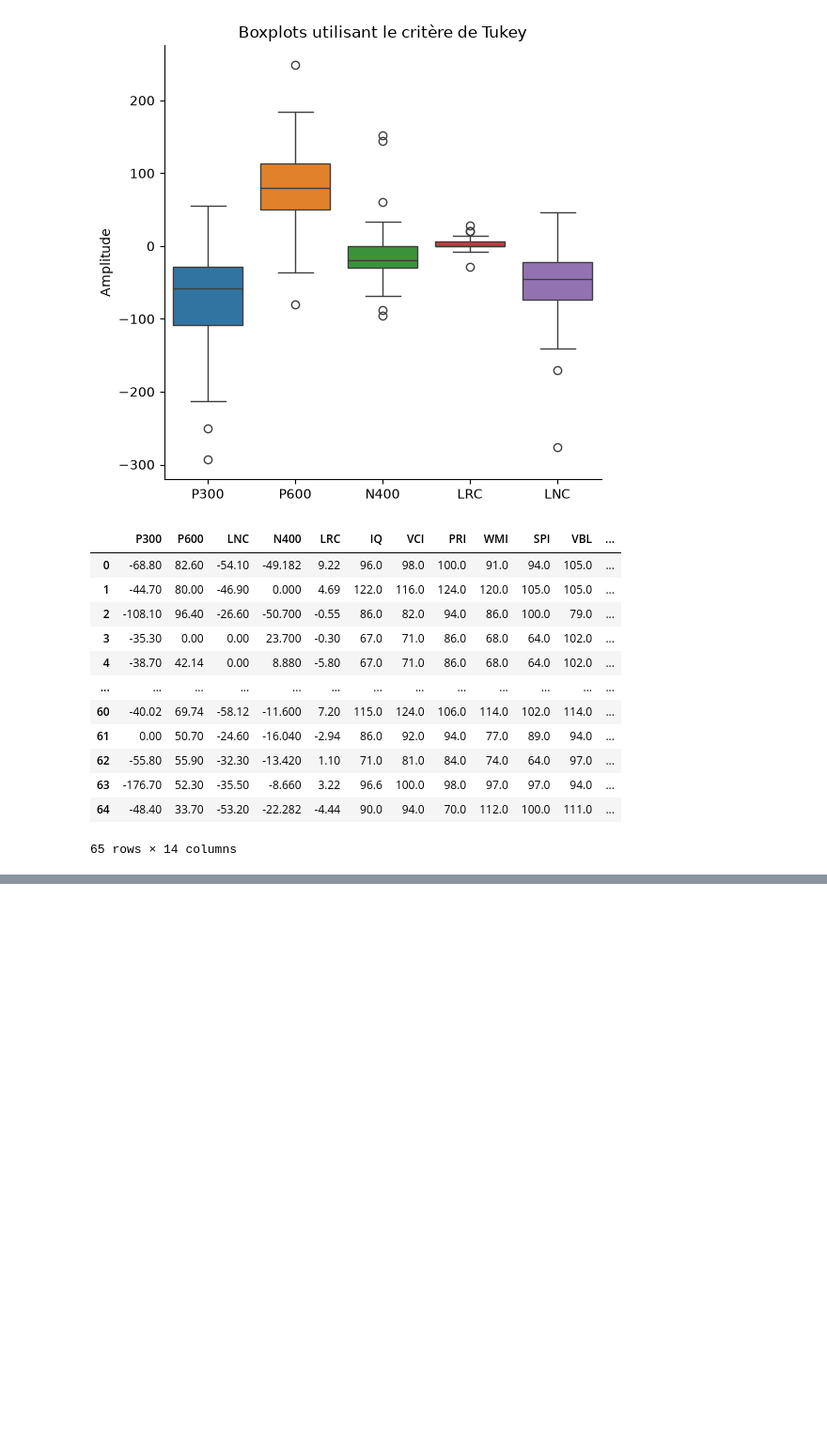
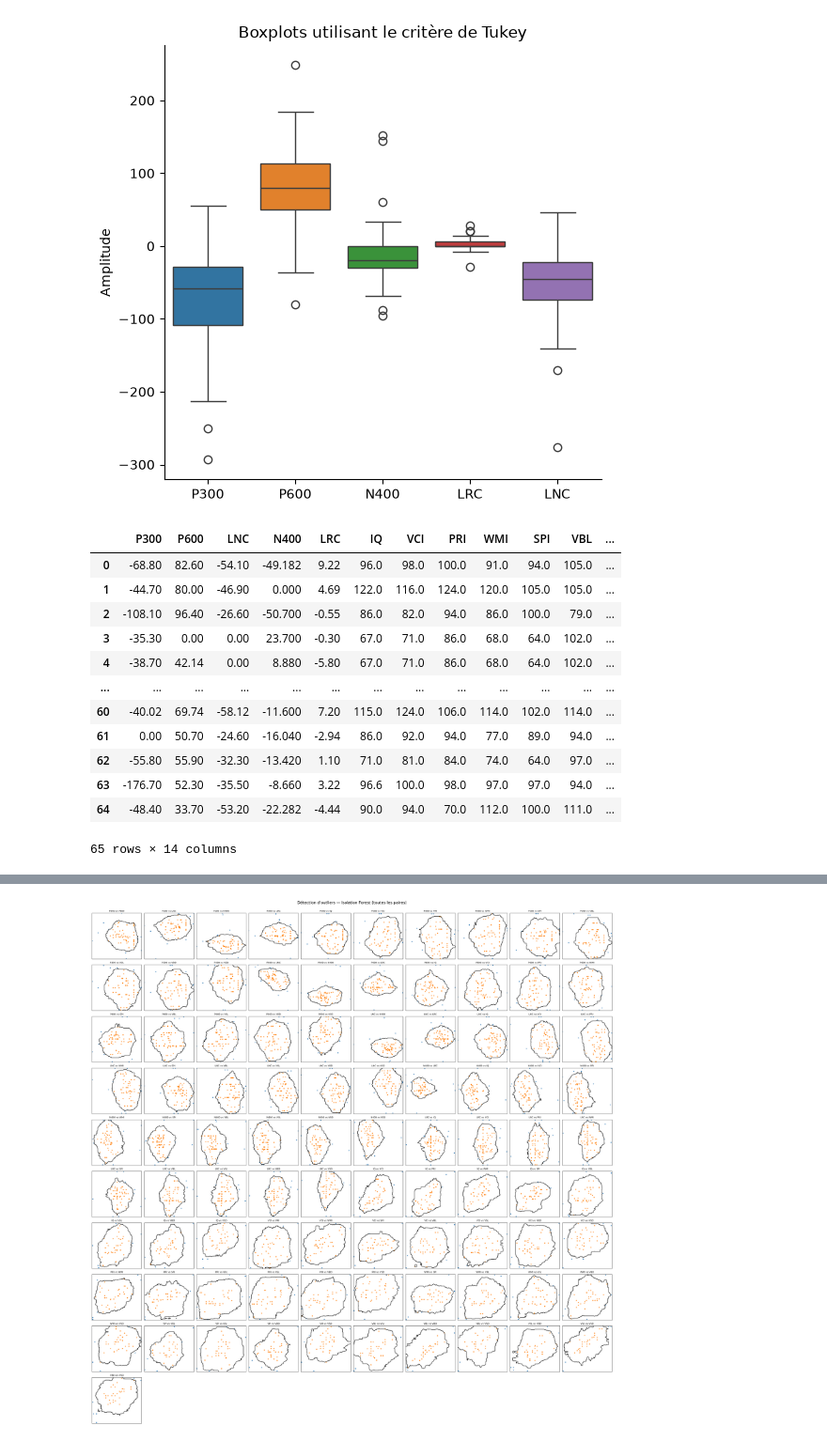
Before and after one commit to Melanie-BarbosaGrange/ProjetNR, a Jupyter notebook: test.ipynb, the cells around one changed output, grey strips where cells are left out. Shown at 94% size. Drawn from its saved outputs; the diff is of its cells as text; code cells hidden in the pictures; blank space fills up the shorter version.

```diff
--- a/test.ipynb
+++ b/test.ipynb
@@ -230,0 +348,62 @@ n_components was set to n_samples, which results in inefficient evaluation of th
+# %%
+from sklearn.ensemble import IsolationForest
+
+# --- Colonnes à tester (toutes sauf OB et ON) ---
+columns = ["P300", "P600", "LNC", "N400", "LRC", "IQ",
+           "VCI", "PRI", "WMI", "SPI", "VBL", "VSL", "VBD", "VSD"]
+
+column_pairs = list(combinations(columns, 2))
+n_pairs = len(column_pairs)
+
+outliers_fraction = 0.15
+
+# --- Disposition de la grille (aussi carrée que possible) ---
+n_cols = int(np.ceil(np.sqrt(n_pairs)))
+n_rows = int(np.ceil(n_pairs / n_cols))
+
+fig, axes = plt.subplots(n_rows, n_cols, figsize=(n_cols * 3, n_rows * 3))
+axes = axes.flatten()
+
+colors = np.array(["#377eb8", "#ff7f00"])  # bleu = inlier, orange = outlier
+
+for i, (col_x, col_y) in enumerate(column_pairs):
+    ax = axes[i]
+
+    X = imputed[[col_x, col_y]].to_numpy()
+
+    # Sauter la paire si NaN restants
+    if np.isnan(X).any():
+        ax.set_title(f"{col_x} vs {col_y}\n(NaN, skip)", fontsize=8, color="red")
+        ax.set_xticks(())
+        ax.set_yticks(())
+        continue
+
+    clf = IsolationForest(contamination=outliers_fraction, random_state=42)
+    y_pred = clf.fit_predict(X)
+
+    # --- Frontière de décision ---
+    x_min, x_max = X[:, 0].min() - 1, X[:, 0].max() + 1
+    y_min, y_max = X[:, 1].min() - 1, X[:, 1].max() + 1
+    xx, yy = np.meshgrid(np.linspace(x_min, x_max, 100), np.linspace(y_min, y_max, 100))
+    Z = clf.predict(np.c_[xx.ravel(), yy.ravel()])
+    Z = Z.reshape(xx.shape)
+
+    ax.contour(xx, yy, Z, levels=[0], linewidths=1.5, colors="black")
+    ax.scatter(X[:, 0], X[:, 1], s=8, color=colors[(y_pred + 1) // 2])
+
+    ax.set_xlim(x_min, x_max)
+    ax.set_ylim(y_min, y_max)
+    ax.set_title(f"{col_x} vs {col_y}", fontsize=9)
+    ax.set_xticks(())
+    ax.set_yticks(())
+
+# --- Masquer les axes vides restants (si grille pas parfaitement remplie) ---
+for j in range(n_pairs, len(axes)):
+    axes[j].axis("off")
+
+fig.suptitle("Détection d'outliers — Isolation Forest (toutes les paires)", fontsize=16, y=1.0)
+plt.tight_layout()
+plt.savefig("isolation_forest_all_pairs.png", dpi=150, bbox_inches="tight")
+plt.show()
+# %% [output]
+[figure, added]
```
Also changed, not shown: parts of 5 cells of this notebook.
